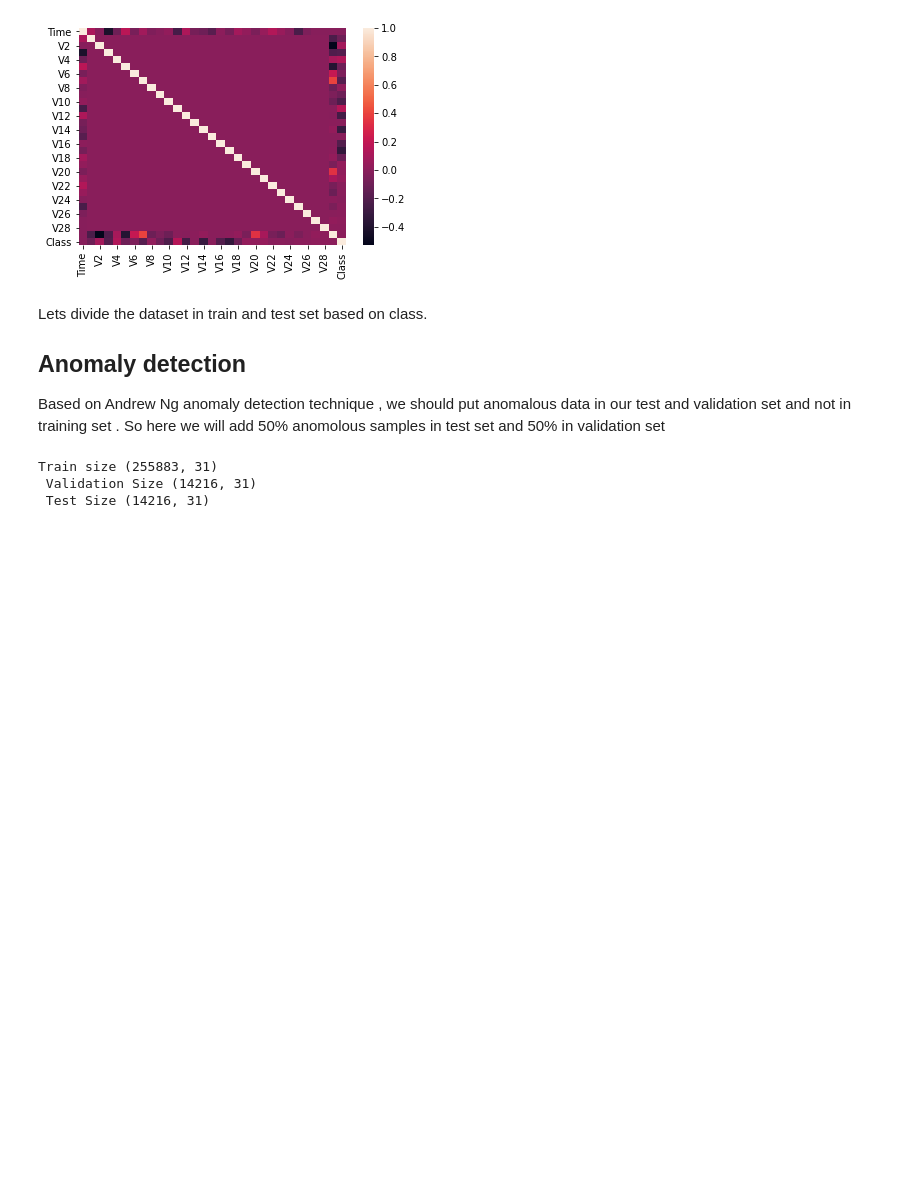
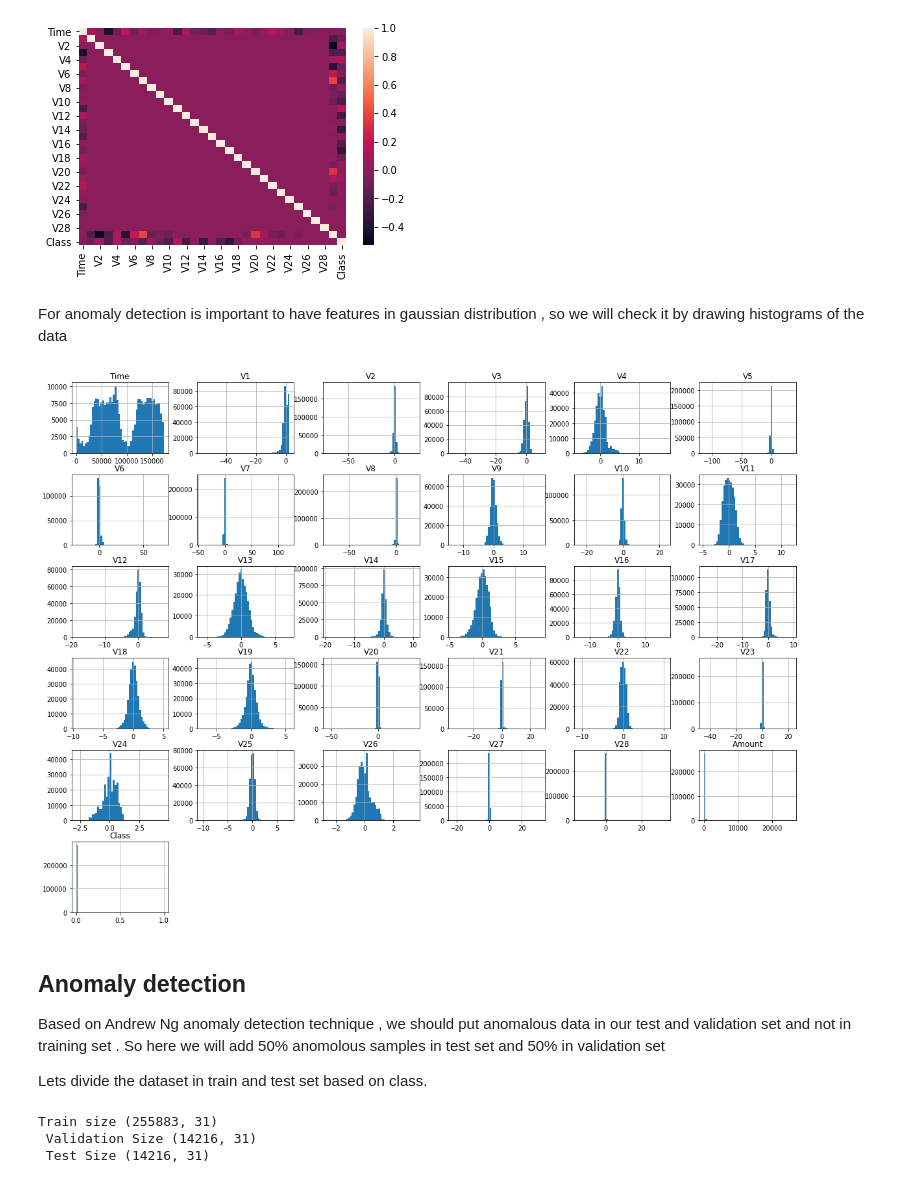
Before and after one commit to chugh007/CreditCard_FraudDetection, a Jupyter notebook: creditcardfraud.ipynb, the cells around one changed output. Cells and saved outputs as stored; diff of their text form; code cells hidden in the pictures; blank space fills up the shorter version.

Commit message:
Added creditcard notebook

```diff
--- a/creditcardfraud.ipynb
+++ b/creditcardfraud.ipynb
@@ -130,11 +133,20 @@ sns.heatmap(creditcard.corr())
 plt.show()
 # %% [output]
 [figure]
+# %% [markdown]
+For anomaly detection is important to have features in gaussian distribution , so we will check it by drawing histograms of the data
+# %%
+creditcard.hist(bins=50,figsize=(20,15))
+plt.show()
+# %% [output]
+[figure, added]
 # %% [markdown]
-Lets divide the dataset in train and test set based on class.
+
 ## Anomaly detection
 
 Based on Andrew Ng anomaly detection technique , we should put anomalous data in our test and validation set and not in training set . So here we will add 50% anomolous samples in test set and 50% in validation set
+
+Lets divide the dataset in train and test set based on class.
 # %%
 #spliting only non-anomolous examples
 credit_train,credit_testsplit = train_test_split(creditcard[creditcard['Class'] == 0],test_size=0.1,random_state=42)
```
Also changed, not shown: parts of 22 cells of this notebook.
